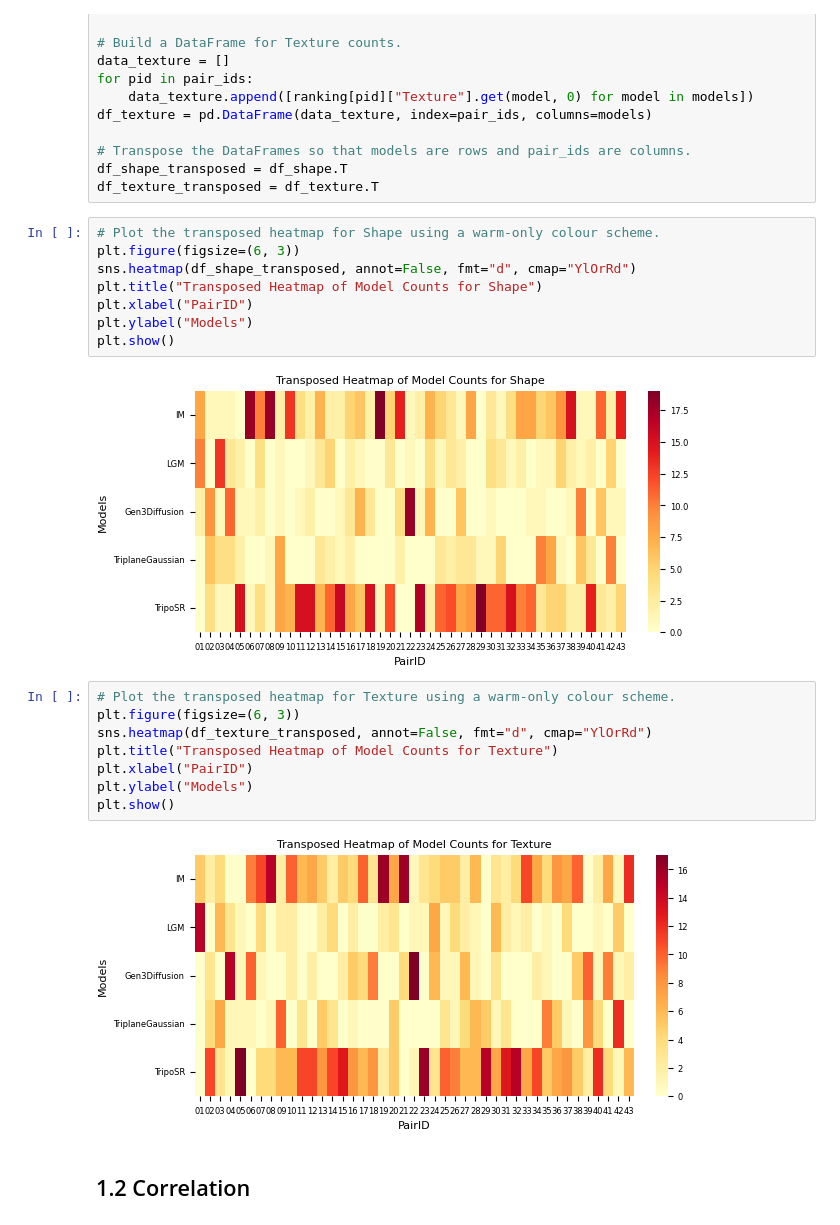
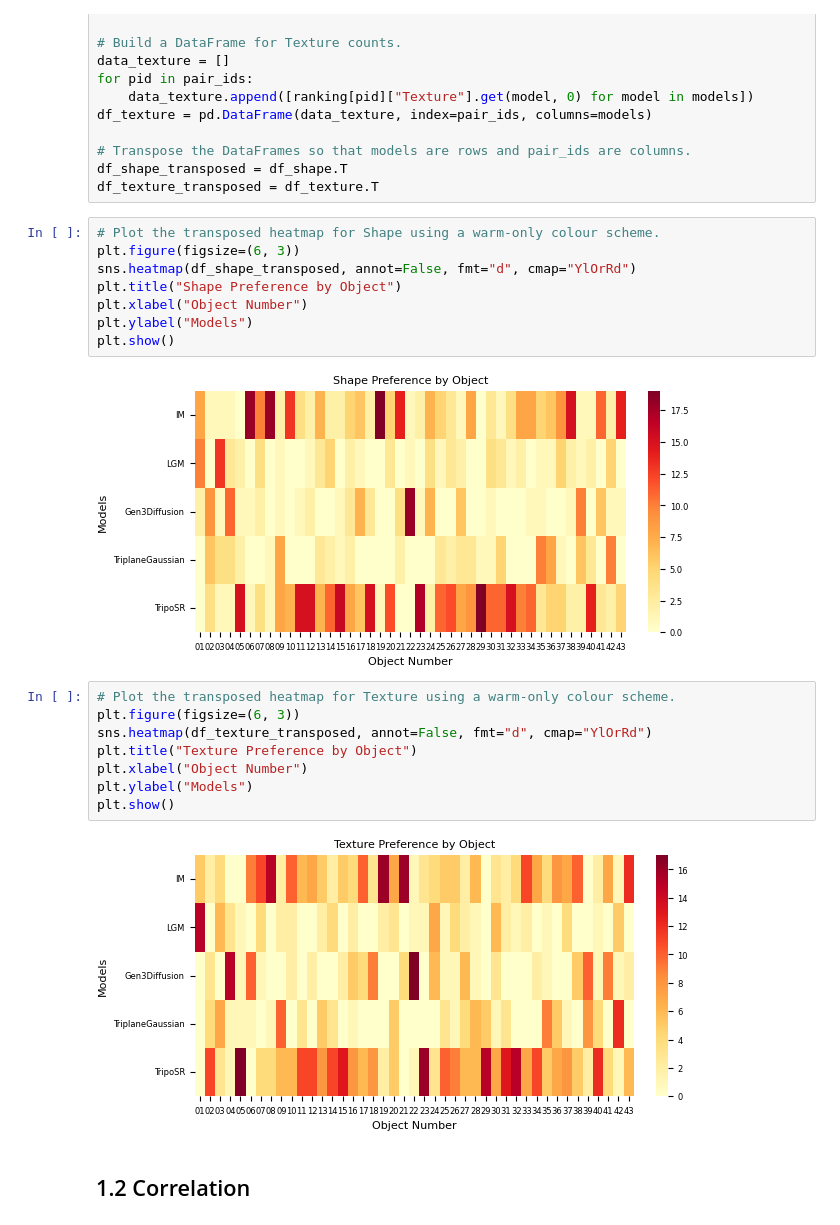
Before and after one commit to Irish-77/digitalizing-real-life-objects, a Jupyter notebook: survey/results/results.ipynb, the cells around one changed output. Saved outputs shown, nothing was run; the diff lists cells and outputs as text.

Commit message:
Refactor another plot label

```diff
--- a/survey/results/results.ipynb
+++ b/survey/results/results.ipynb
@@ -450,23 +444,23 @@ df_texture_transposed = df_texture.T
 # %%
 # Plot the transposed heatmap for Shape using a warm-only colour scheme.
 plt.figure(figsize=(6, 3))
 sns.heatmap(df_shape_transposed, annot=False, fmt="d", cmap="YlOrRd")
-plt.title("Transposed Heatmap of Model Counts for Shape")
-plt.xlabel("PairID")
+plt.title("Shape Preference by Object")
+plt.xlabel("Object Number")
 plt.ylabel("Models")
 plt.show()
 # %% [output]
-[figure, old version]
+[figure, new version]
 # %%
 # Plot the transposed heatmap for Texture using a warm-only colour scheme.
 plt.figure(figsize=(6, 3))
 sns.heatmap(df_texture_transposed, annot=False, fmt="d", cmap="YlOrRd")
-plt.title("Transposed Heatmap of Model Counts for Texture")
-plt.xlabel("PairID")
+plt.title("Texture Preference by Object")
+plt.xlabel("Object Number")
 plt.ylabel("Models")
 plt.show()
 # %% [output]
-[figure, old version]
+[figure, new version]
 # %% [markdown]
 ## 1.2 Correlation
 # %%
```
Also changed, not shown: parts of 6 cells of this notebook.
